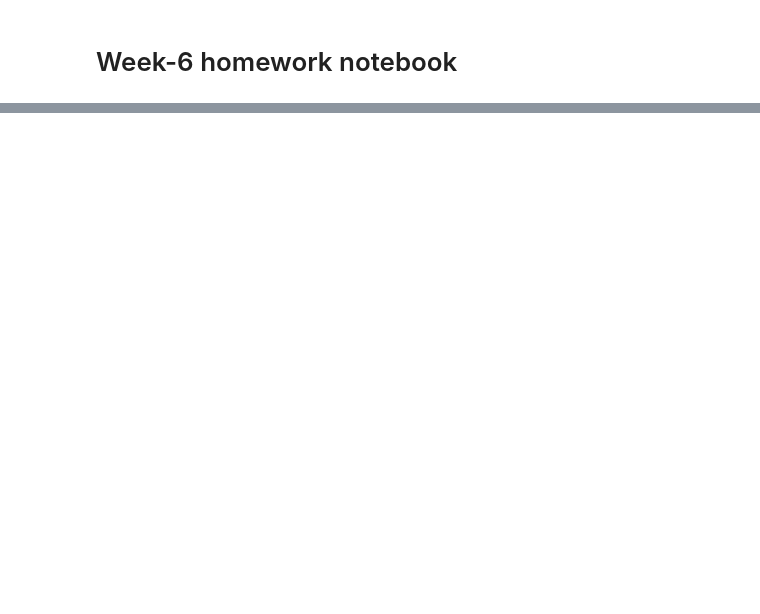
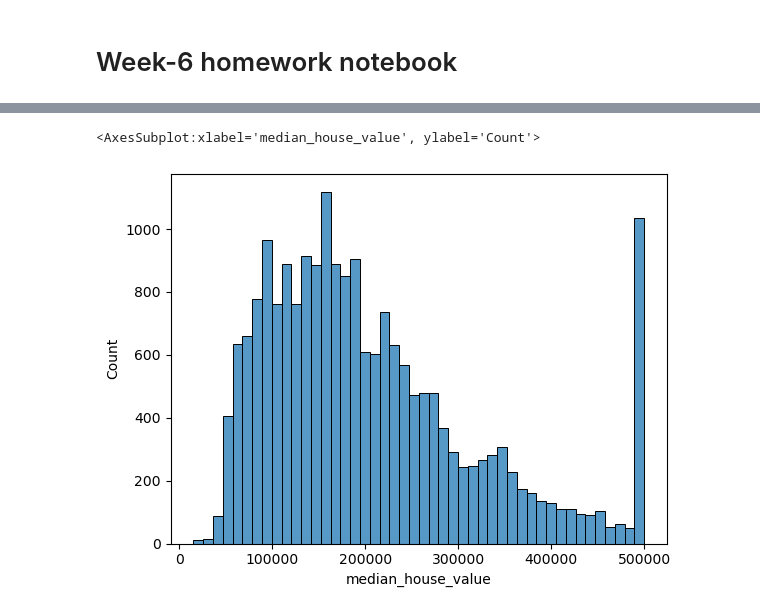
Before and after one commit to tummala-hareesh/ml_zoomcamp_ht, a Jupyter notebook: ipynb/06_homework.ipynb, the cells around one changed output, grey strips where cells are left out. Saved outputs shown, nothing was run; the diff lists cells and outputs as text; code cells hidden in the pictures; blank space fills up the shorter version.

Commit message:
week-6 homework completed

```diff
--- a/ipynb/06_homework.ipynb
+++ b/ipynb/06_homework.ipynb
@@ -2,0 +62,7 @@
+# %%
+list_features = ['latitude', 'longitude', 'housing_median_age',
+                 'total_rooms', 'total_bedrooms', 'population',
+                 'households', 'median_income', 'median_house_value', 'ocean_proximity']
+
+df = pd.read_csv('../data/06_data_homework.csv', usecols=list_features)
+df.head()
@@ -2,0 +85,3 @@
+# %%
+df.ocean_proximity = df.ocean_proximity.str.replace('<1H OCEAN','1H OCEAN')
+df.ocean_proximity = df.ocean_proximity.str.replace(' ','_')
@@ -2,0 +125,4 @@
+# %%
+# Fill NAs with 0
+df.total_bedrooms = df.total_bedrooms.fillna(0.0)
+df.isnull().sum()
@@ -2,0 +154,6 @@
+# %%
+# plot hist of median house value
+sns.histplot(df.median_house_value)
+# %% [output]
+<AxesSubplot:xlabel='median_house_value', ylabel='Count'>
+[figure, added]
```
Also changed, not shown: parts of 50 cells of this notebook, 9 other files.
